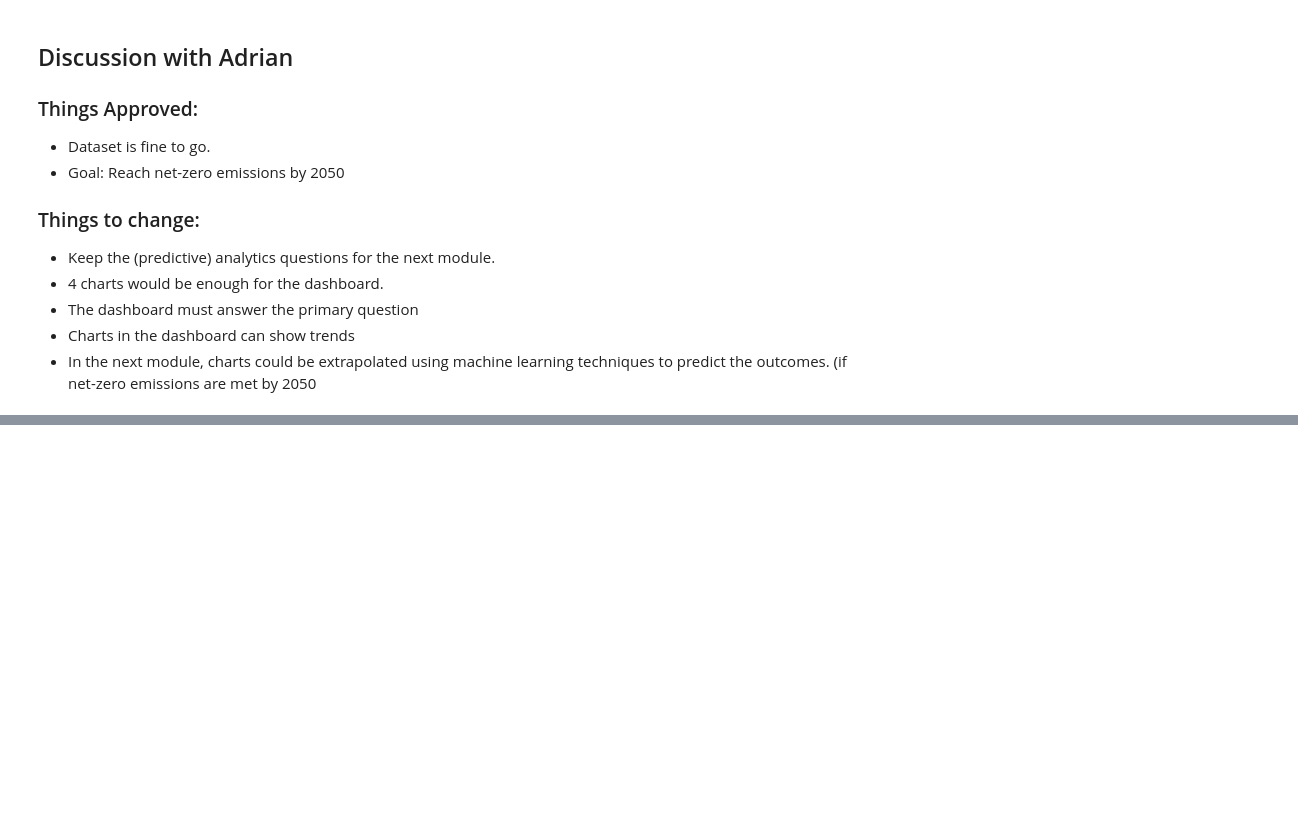
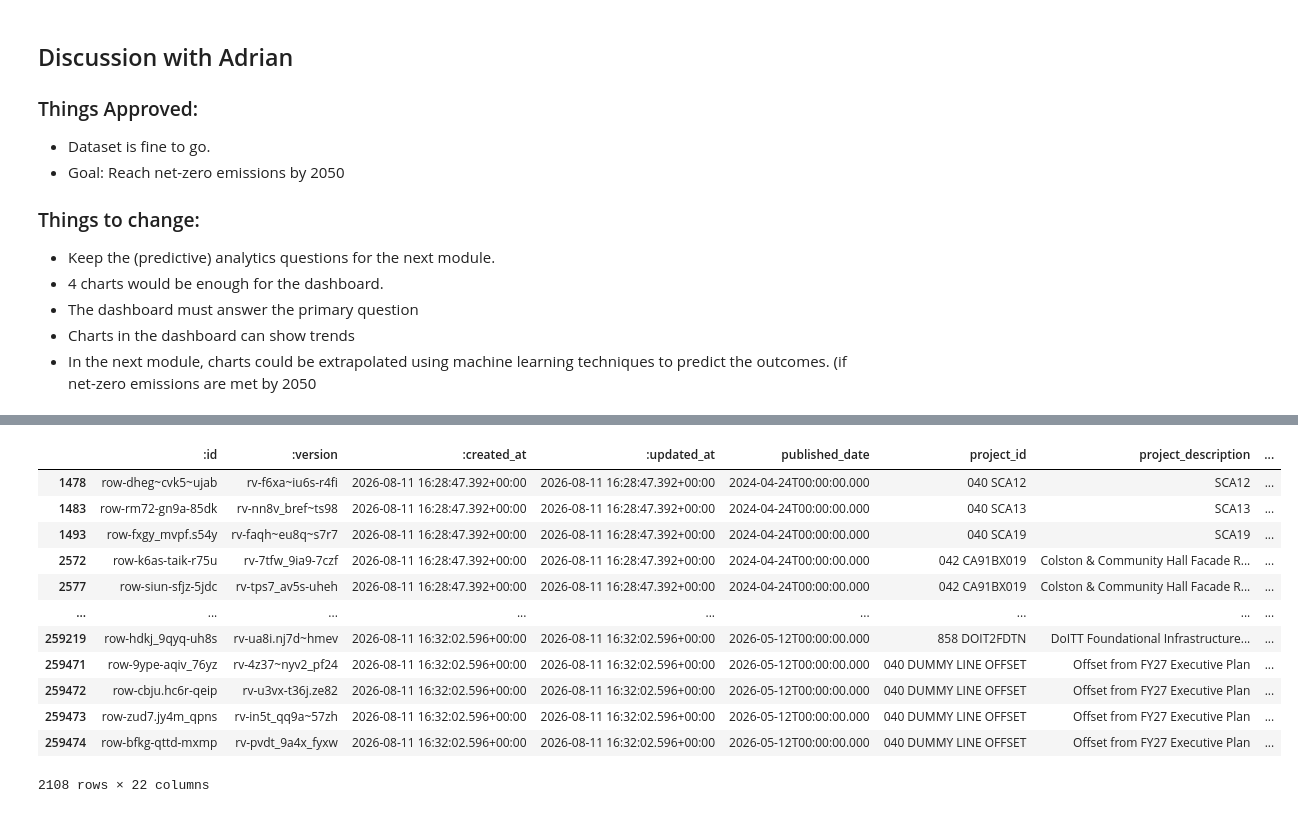
Before and after one commit to syed199921/nyc_climate_budget_analytics, a Jupyter notebook: assignment_3.ipynb, the cells around one changed output, grey strips where cells are left out. Cells and saved outputs as stored; diff of their text form; code cells hidden in the pictures; blank space fills up the shorter version.

```diff
--- a/assignment_3.ipynb
+++ b/assignment_3.ipynb
@@ -160,0 +394,16 @@ Reaching net-zero greenhouse gas emissions citywide by 2050.
+# %%
+df[df["fiscal_year_amount"] < 0]
+# %% [output]
+|  | :id | :version | :created_at | :updated_at | published_date | project_id | project_description | ... |
+| 1478 | row-dheg~cvk5~ujab | rv-f6xa~iu6s-r4fi | 2026-08-11 16:28:47.392+00:00 | 2026-08-11 16:28:47.392+00:00 | 2024-04-24T00:00:00.000 | 040 SCA12 | SCA12 | ... |
+| 1483 | row-rm72-gn9a-85dk | rv-nn8v_bref~ts98 | 2026-08-11 16:28:47.392+00:00 | 2026-08-11 16:28:47.392+00:00 | 2024-04-24T00:00:00.000 | 040 SCA13 | SCA13 | ... |
+| 1493 | row-fxgy_mvpf.s54y | rv-faqh~eu8q~s7r7 | 2026-08-11 16:28:47.392+00:00 | 2026-08-11 16:28:47.392+00:00 | 2024-04-24T00:00:00.000 | 040 SCA19 | SCA19 | ... |
+| 2572 | row-k6as-taik-r75u | rv-7tfw_9ia9-7czf | 2026-08-11 16:28:47.392+00:00 | 2026-08-11 16:28:47.392+00:00 | 2024-04-24T00:00:00.000 | 042 CA91BX019 | Colston & Community Hall Facade R... | ... |
+| 2577 | row-siun-sfjz-5jdc | rv-tps7_av5s-uheh | 2026-08-11 16:28:47.392+00:00 | 2026-08-11 16:28:47.392+00:00 | 2024-04-24T00:00:00.000 | 042 CA91BX019 | Colston & Community Hall Facade R... | ... |
+| ... | ... | ... | ... | ... | ... | ... | ... | ... |
+| 259219 | row-hdkj_9qyq-uh8s | rv-ua8i.nj7d~hmev | 2026-08-11 16:32:02.596+00:00 | 2026-08-11 16:32:02.596+00:00 | 2026-05-12T00:00:00.000 | 858 DOIT2FDTN | DoITT Foundational Infrastructure... | ... |
+| 259471 | row-9ype-aqiv_76yz | rv-4z37~nyv2_pf24 | 2026-08-11 16:32:02.596+00:00 | 2026-08-11 16:32:02.596+00:00 | 2026-05-12T00:00:00.000 | 040 DUMMY LINE OFFSET | Offset from FY27 Executive Plan | ... |
+| 259472 | row-cbju.hc6r-qeip | rv-u3vx-t36j.ze82 | 2026-08-11 16:32:02.596+00:00 | 2026-08-11 16:32:02.596+00:00 | 2026-05-12T00:00:00.000 | 040 DUMMY LINE OFFSET | Offset from FY27 Executive Plan | ... |
+| 259473 | row-zud7.jy4m_qpns | rv-in5t_qq9a~57zh | 2026-08-11 16:32:02.596+00:00 | 2026-08-11 16:32:02.596+00:00 | 2026-05-12T00:00:00.000 | 040 DUMMY LINE OFFSET | Offset from FY27 Executive Plan | ... |
+| 259474 | row-bfkg-qttd-mxmp | rv-pvdt_9a4x_fyxw | 2026-08-11 16:32:02.596+00:00 | 2026-08-11 16:32:02.596+00:00 | 2026-05-12T00:00:00.000 | 040 DUMMY LINE OFFSET | Offset from FY27 Executive Plan | ... |
+2108 rows × 22 columns
```
Also changed, not shown: parts of 54 cells of this notebook, 12 other files.
